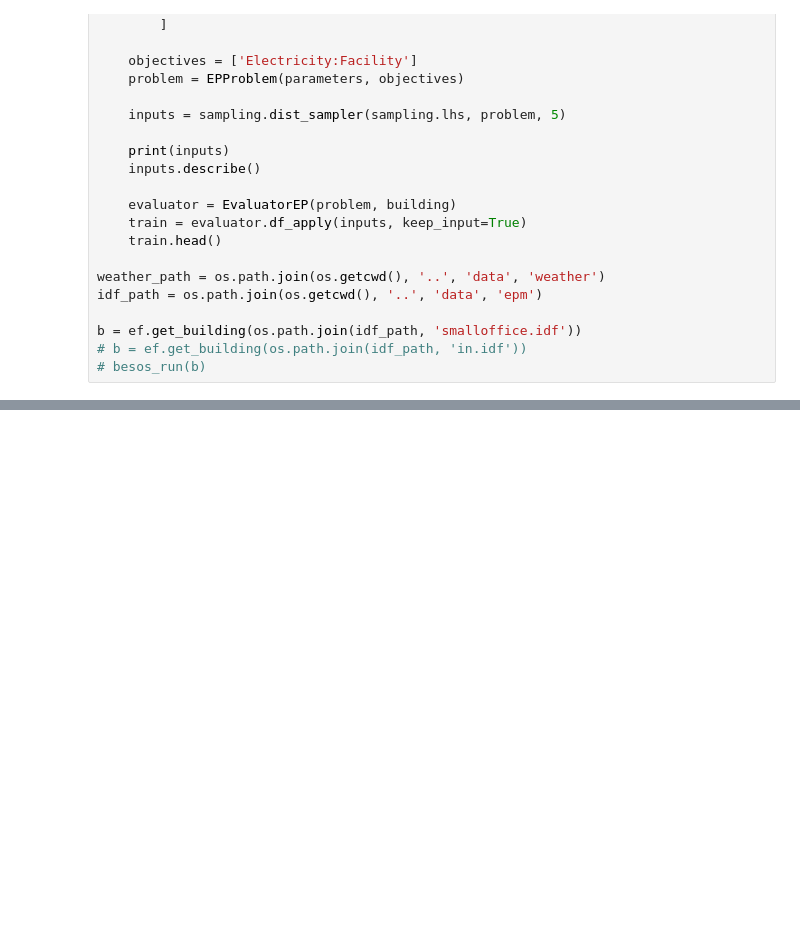
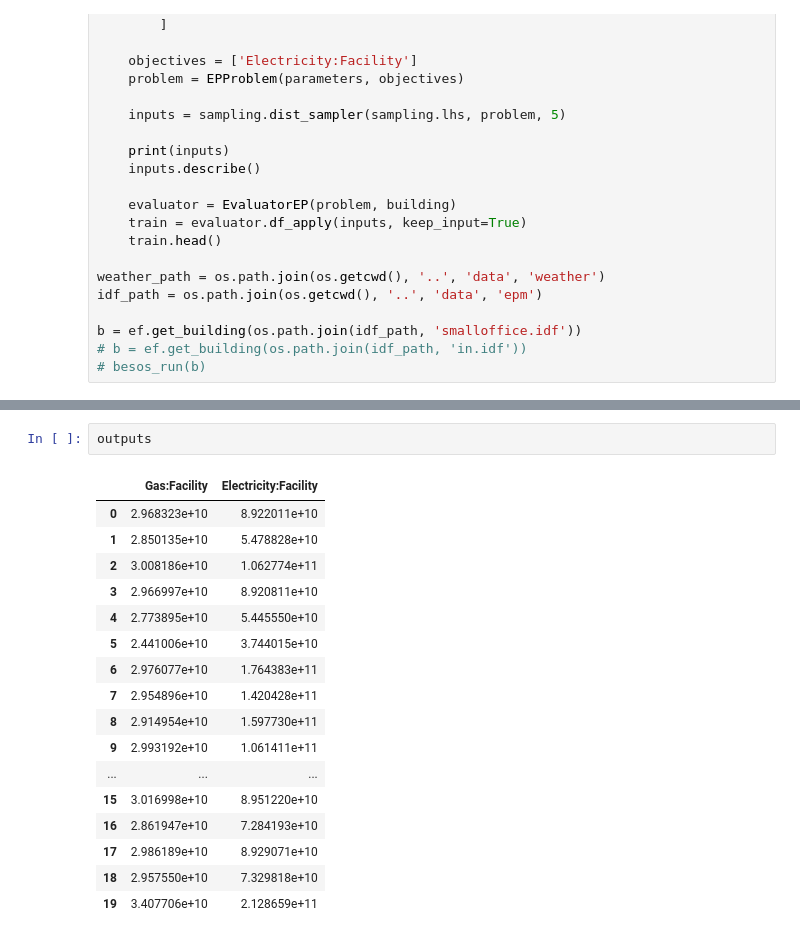
Before and after one commit to LukasFrankenQ/stes_control, a Jupyter notebook: src/lab.ipynb, the cells around one changed output, grey strips where cells are left out. Drawn from its saved outputs; the diff is of its cells as text; blank space fills up the shorter version.

```diff
--- a/src/lab.ipynb
+++ b/src/lab.ipynb
@@ -121,0 +248,20 @@ called Simulation.from_input on a simulation directory that is not empty (dump)
+# %%
+outputs
+# %% [output]
+|  | Gas:Facility | Electricity:Facility |
+| 0 | 2.968323e+10 | 8.922011e+10 |
+| 1 | 2.850135e+10 | 5.478828e+10 |
+| 2 | 3.008186e+10 | 1.062774e+11 |
+| 3 | 2.966997e+10 | 8.920811e+10 |
+| 4 | 2.773895e+10 | 5.445550e+10 |
+| 5 | 2.441006e+10 | 3.744015e+10 |
+| 6 | 2.976077e+10 | 1.764383e+11 |
+| 7 | 2.954896e+10 | 1.420428e+11 |
+| 8 | 2.914954e+10 | 1.597730e+11 |
+| 9 | 2.993192e+10 | 1.061411e+11 |
+| ... | ... | ... |
+| 15 | 3.016998e+10 | 8.951220e+10 |
+| 16 | 2.861947e+10 | 7.284193e+10 |
+| 17 | 2.986189e+10 | 8.929071e+10 |
+| 18 | 2.957550e+10 | 7.329818e+10 |
+| 19 | 3.407706e+10 | 2.128659e+11 |
```
Also changed, not shown: parts of 11 cells of this notebook.
